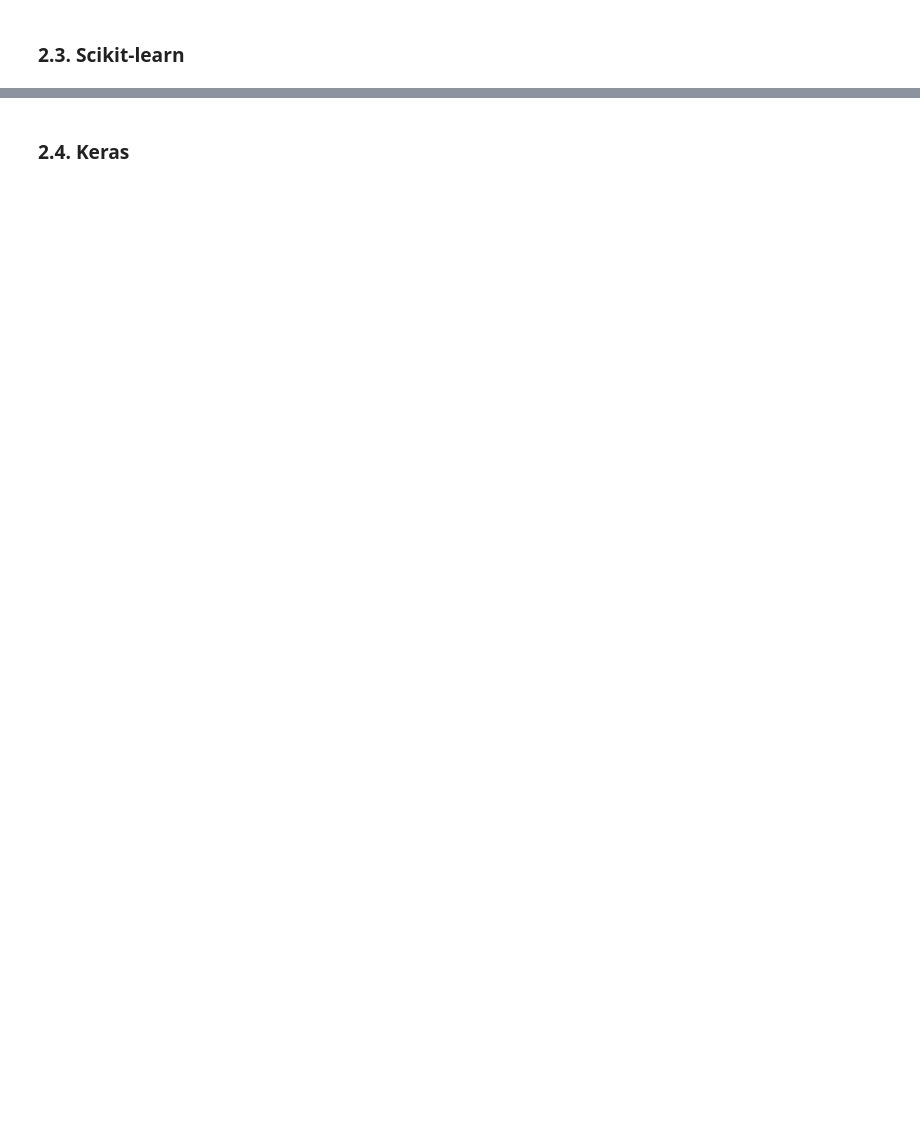
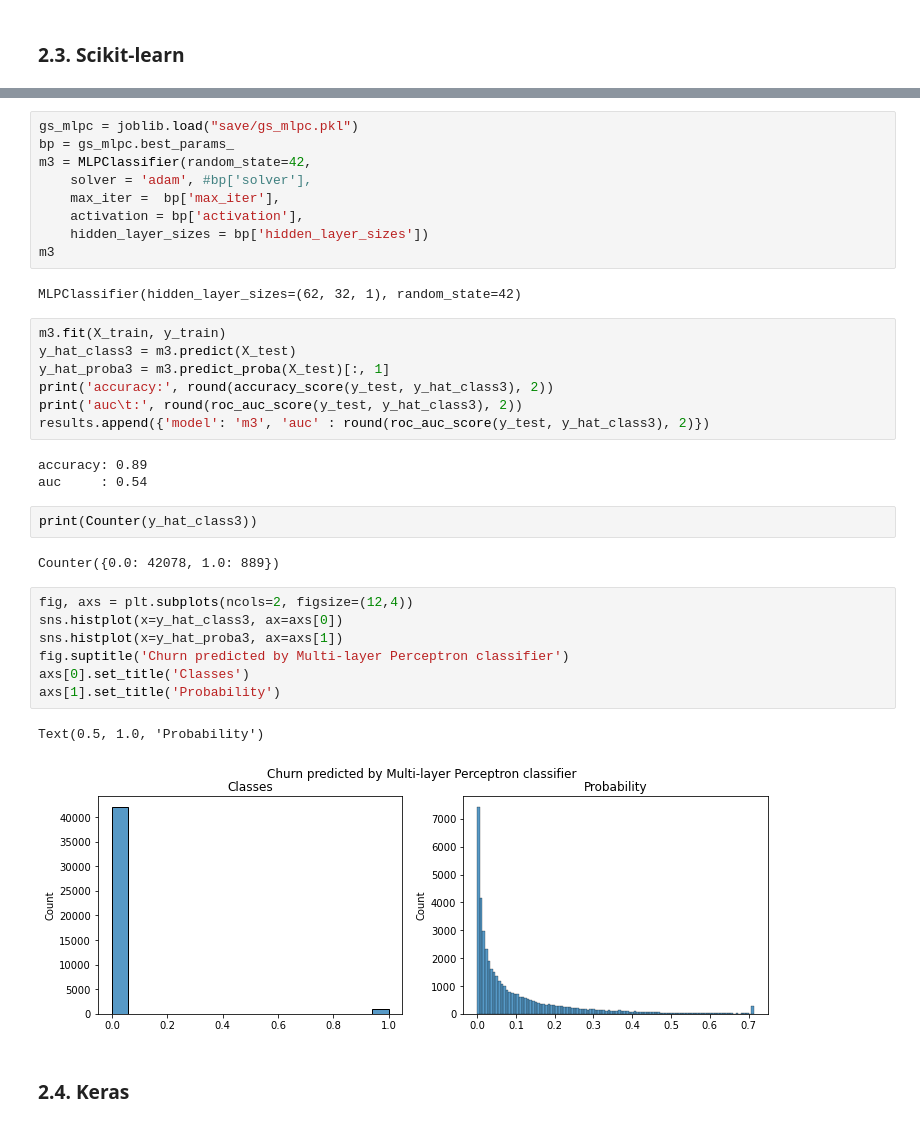
Before and after one commit to vladdez/churn, a Jupyter notebook: churn.ipynb, the cells around one changed output, grey strips where cells are left out. Saved outputs shown, nothing was run; the diff lists cells and outputs as text; blank space fills up the shorter version.

```diff
--- a/churn.ipynb
+++ b/churn.ipynb
@@ -189,2 +325,37 @@ https://towardsdatascience.com/imbalanced-classification-in-python-smote-tomek-l
+# %%
+gs_mlpc = joblib.load("save/gs_mlpc.pkl")
+bp = gs_mlpc.best_params_
+m3 = MLPClassifier(random_state=42,
+    solver = 'adam', #bp['solver'],
+    max_iter =  bp['max_iter'],
+    activation = bp['activation'],
+    hidden_layer_sizes = bp['hidden_layer_sizes'])
+m3
+# %% [output]
+MLPClassifier(hidden_layer_sizes=(62, 32, 1), random_state=42)
+# %%
+m3.fit(X_train, y_train)
+y_hat_class3 = m3.predict(X_test)
+y_hat_proba3 = m3.predict_proba(X_test)[:, 1]
+print('accuracy:', round(accuracy_score(y_test, y_hat_class3), 2))
+print('auc\t:', round(roc_auc_score(y_test, y_hat_class3), 2))
+results.append({'model': 'm3', 'auc' : round(roc_auc_score(y_test, y_hat_class3), 2)})
+# %% [output]
+accuracy: 0.89
+auc     : 0.54
+# %%
+print(Counter(y_hat_class3))
+# %% [output]
+Counter({0.0: 42078, 1.0: 889})
+# %%
+fig, axs = plt.subplots(ncols=2, figsize=(12,4))
+sns.histplot(x=y_hat_class3, ax=axs[0])
+sns.histplot(x=y_hat_proba3, ax=axs[1])
+fig.suptitle('Churn predicted by Multi-layer Perceptron classifier')
+axs[0].set_title('Classes')
+axs[1].set_title('Probability')
+# %% [output]
+Text(0.5, 1.0, 'Probability')
+[figure, added]
 # %% [markdown]
 ### 2.4. Keras
```
Also changed, not shown: parts of 34 cells of this notebook, 3 other files.
